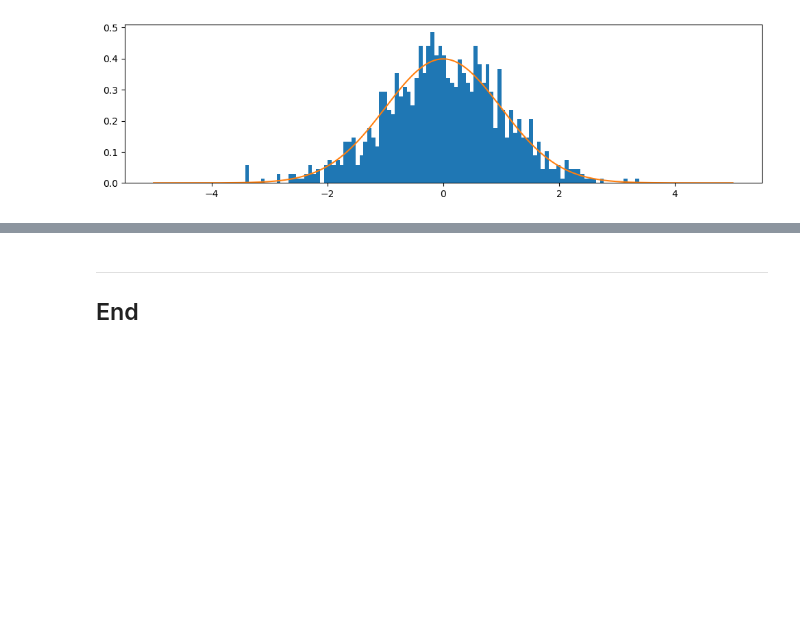
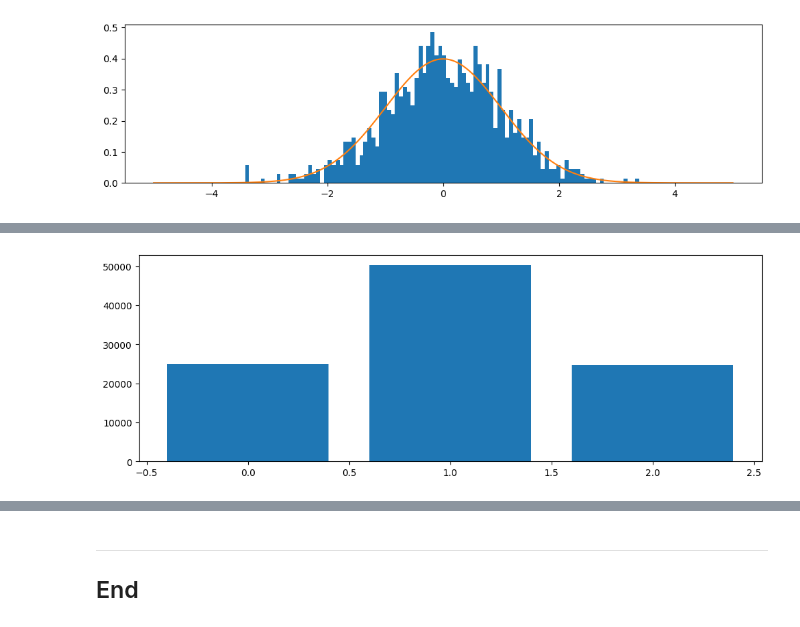
Before and after one commit to rachel-king4/fundamentalsofdataanalysis, a Jupyter notebook: mynotebook.ipynb, the cells around one changed output, grey strips where cells are left out. Drawn from its saved outputs; the diff is of its cells as text; code cells hidden in the pictures; blank space fills up the shorter version.

```diff
--- a/mynotebook.ipynb
+++ b/mynotebook.ipynb
@@ -241,0 +277,16 @@ ax.plot(x, f(x))
+# %%
+# Flipping 2 fair coins once
+rand_coins = np.random.binomial(2, 0.5, 100000)
+
+rand_coins
+
+# Create an empty plot
+fig, ax = plt.subplots(figsize=(12,4))
+
+#Count the unique values in the array
+x, counts = np.unique(rand_coins, return_counts=True)
+
+#Create a bar chart of rand_coins
+ax.bar(x, counts);
+# %% [output]
+[figure, added]
```
Also changed, not shown: parts of 22 cells of this notebook.
